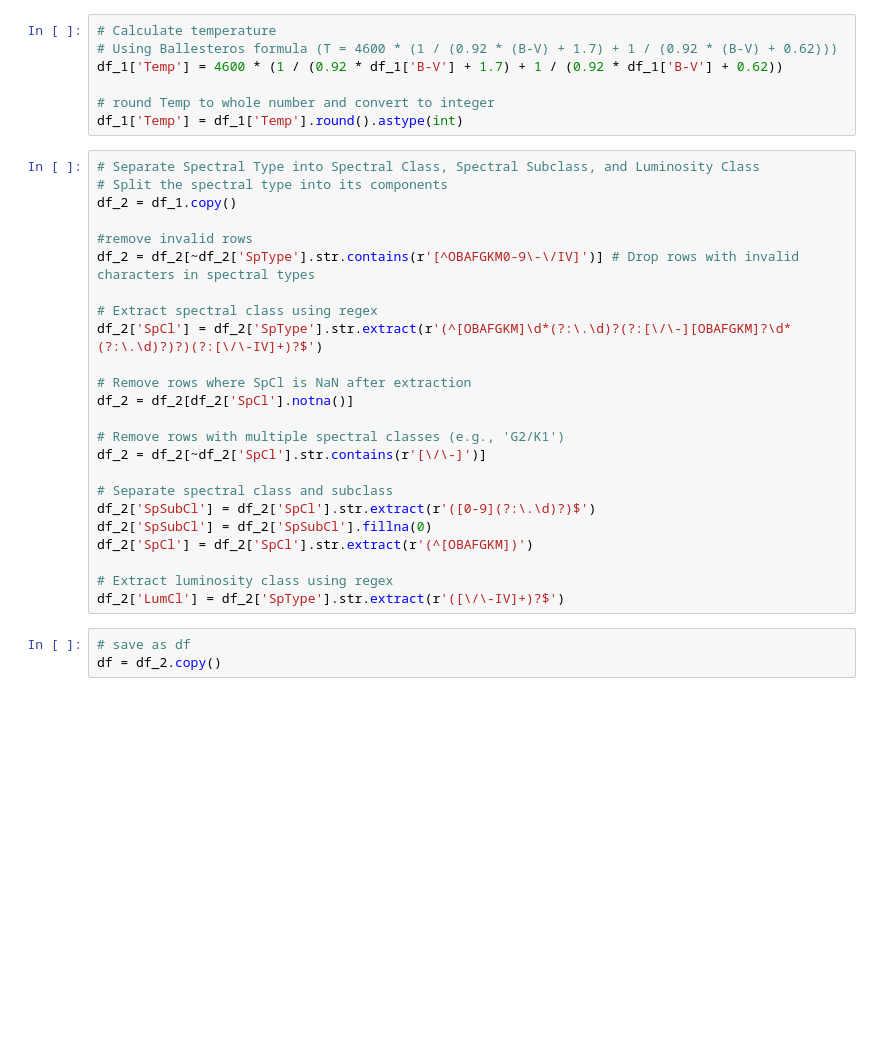
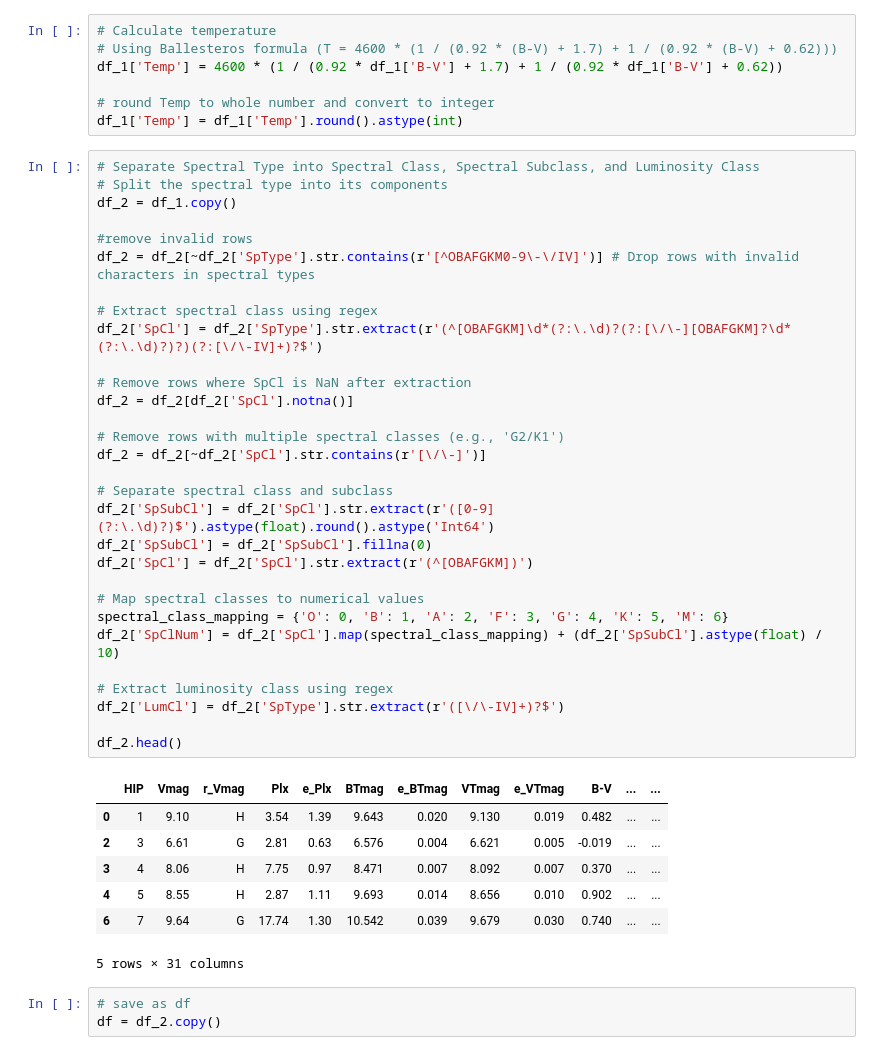
Before and after one commit to EP1XWARR10R/stellar-classification-capstone, a Jupyter notebook: Capstone.ipynb, the cells around one changed output. Saved outputs shown, nothing was run; the diff lists cells and outputs as text; blank space fills up the shorter version.

```diff
--- a/Capstone.ipynb
+++ b/Capstone.ipynb
@@ -184,27 +184,41 @@ df_1['Temp'] = df_1['Temp'].round().astype(int)
 # %%
 # Separate Spectral Type into Spectral Class, Spectral Subclass, and Luminosity Class
 # Split the spectral type into its components
 df_2 = df_1.copy()
 
 #remove invalid rows
 df_2 = df_2[~df_2['SpType'].str.contains(r'[^OBAFGKM0-9\-\/IV]')] # Drop rows with invalid characters in spectral types
 
 # Extract spectral class using regex
 df_2['SpCl'] = df_2['SpType'].str.extract(r'(^[OBAFGKM]\d*(?:\.\d)?(?:[\/\-][OBAFGKM]?\d*(?:\.\d)?)?)(?:[\/\-IV]+)?$')
 
 # Remove rows where SpCl is NaN after extraction
 df_2 = df_2[df_2['SpCl'].notna()]
 
 # Remove rows with multiple spectral classes (e.g., 'G2/K1')
 df_2 = df_2[~df_2['SpCl'].str.contains(r'[\/\-]')]
 
 # Separate spectral class and subclass
-df_2['SpSubCl'] = df_2['SpCl'].str.extract(r'([0-9](?:\.\d)?)$')
+df_2['SpSubCl'] = df_2['SpCl'].str.extract(r'([0-9](?:\.\d)?)$').astype(float).round().astype('Int64')
 df_2['SpSubCl'] = df_2['SpSubCl'].fillna(0)
 df_2['SpCl'] = df_2['SpCl'].str.extract(r'(^[OBAFGKM])')
 
+# Map spectral classes to numerical values
+spectral_class_mapping = {'O': 0, 'B': 1, 'A': 2, 'F': 3, 'G': 4, 'K': 5, 'M': 6}
+df_2['SpClNum'] = df_2['SpCl'].map(spectral_class_mapping) + (df_2['SpSubCl'].astype(float) / 10)
+
 # Extract luminosity class using regex
 df_2['LumCl'] = df_2['SpType'].str.extract(r'([\/\-IV]+)?$')
+
+df_2.head()
+# %% [output]
+|  | HIP | Vmag | r_Vmag | Plx | e_Plx | BTmag | e_BTmag | VTmag | e_VTmag | B-V | ... | ... |
+| 0 | 1 | 9.10 | H | 3.54 | 1.39 | 9.643 | 0.020 | 9.130 | 0.019 | 0.482 | ... | ... |
+| 2 | 3 | 6.61 | G | 2.81 | 0.63 | 6.576 | 0.004 | 6.621 | 0.005 | -0.019 | ... | ... |
+| 3 | 4 | 8.06 | H | 7.75 | 0.97 | 8.471 | 0.007 | 8.092 | 0.007 | 0.370 | ... | ... |
+| 4 | 5 | 8.55 | H | 2.87 | 1.11 | 9.693 | 0.014 | 8.656 | 0.010 | 0.902 | ... | ... |
+| 6 | 7 | 9.64 | G | 17.74 | 1.30 | 10.542 | 0.039 | 9.679 | 0.030 | 0.740 | ... | ... |
+5 rows × 31 columns
 # %%
 # save as df
 df = df_2.copy()
```
Also changed, not shown: parts of 23 cells of this notebook, 1 other file.
